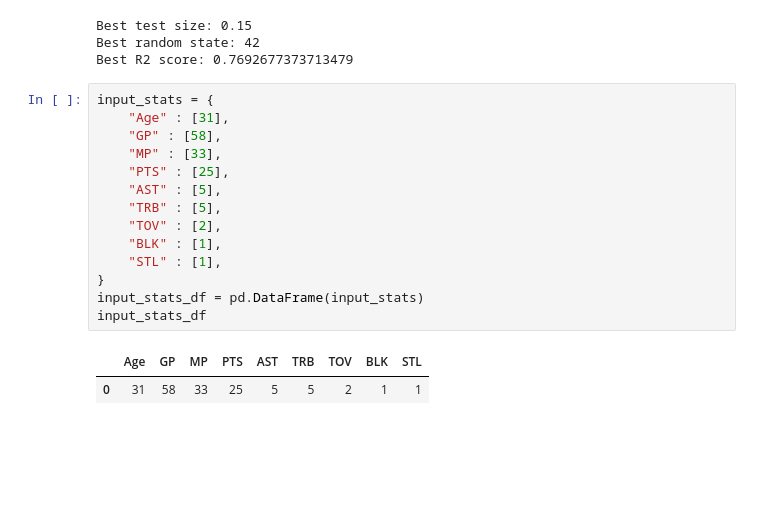
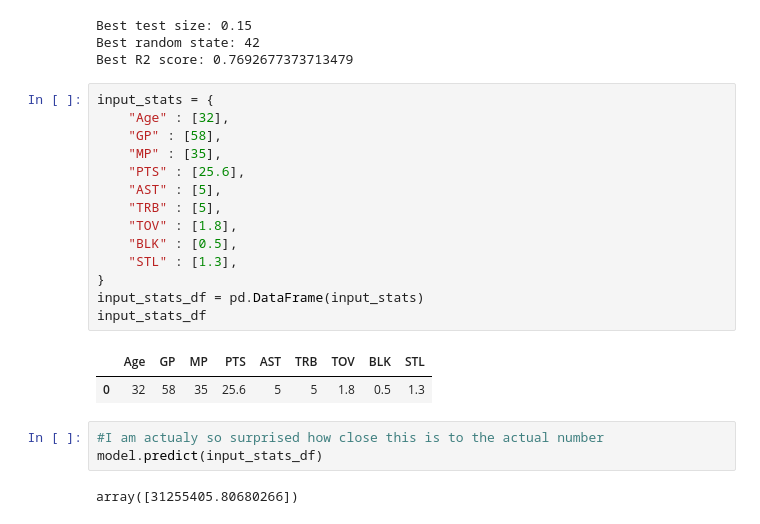
Before and after one commit to KevinNgNewschool/Machine-Learning-For-Python, a Jupyter notebook: Python for Data Science, AI & Development/Final Project/NBA Salary prediction.ipynb, the cells around one changed output. Drawn from its saved outputs; the diff is of its cells as text; blank space fills up the shorter version.

```diff
--- a/Python for Data Science, AI & Development/Final Project/NBA Salary prediction.ipynb
+++ b/Python for Data Science, AI & Development/Final Project/NBA Salary prediction.ipynb
@@ -174,18 +215,23 @@ Best random state: 42
 Best R2 score: 0.7692677373713479
 # %%
 input_stats = {
-    "Age" : [31],
+    "Age" : [32],
     "GP" : [58],
-    "MP" : [33],
-    "PTS" : [25],
+    "MP" : [35],
+    "PTS" : [25.6],
     "AST" : [5],
     "TRB" : [5],
-    "TOV" : [2],
-    "BLK" : [1],
-    "STL" : [1],
+    "TOV" : [1.8],
+    "BLK" : [0.5],
+    "STL" : [1.3],
 }
 input_stats_df = pd.DataFrame(input_stats)
 input_stats_df
 # %% [output]
 |  | Age | GP | MP | PTS | AST | TRB | TOV | BLK | STL |
-| 0 | 31 | 58 | 33 | 25 | 5 | 5 | 2 | 1 | 1 |
+| 0 | 32 | 58 | 35 | 25.6 | 5 | 5 | 1.8 | 0.5 | 1.3 |
+# %%
+#I am actualy so surprised how close this is to the actual number
+model.predict(input_stats_df)
+# %% [output]
+array([31255405.80680266])
```
Also changed, not shown: parts of 15 cells of this notebook.
